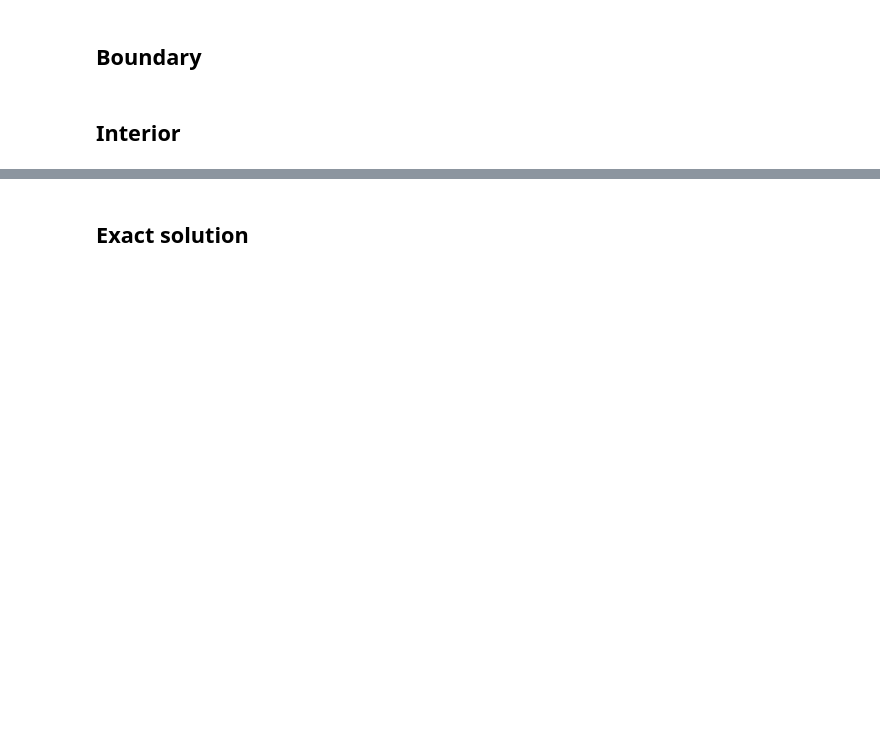
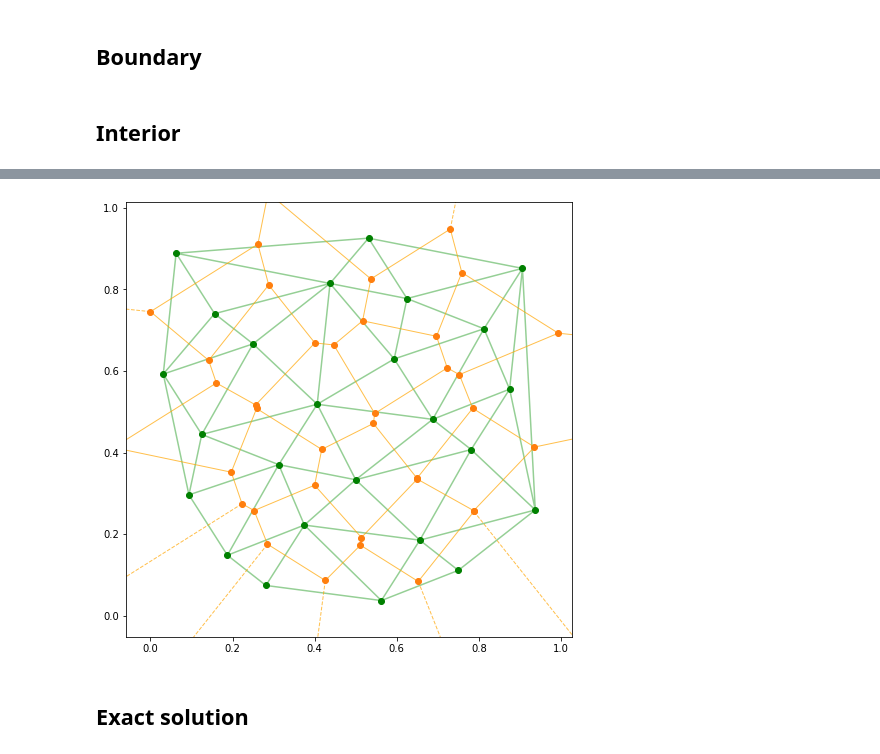
Before and after one commit to alekzandev/Meshless-RBF-Solve-Burger-Equation, a Jupyter notebook: run_solution.ipynb, the cells around one changed output, grey strips where cells are left out. Cells and saved outputs as stored; diff of their text form; code cells hidden in the pictures; blank space fills up the shorter version.

```diff
--- a/run_solution.ipynb
+++ b/run_solution.ipynb
@@ -58,3 +58,15 @@ qx
+# %%
+from scipy.spatial import Delaunay
+tri = Delaunay(uh.Mi)
+vor = Voronoi(uh.Mi)
+
+fig, axs = plt.subplots(figsize=(8,8))
+g = voronoi_plot_2d(vor, ax=axs, line_colors='orange', line_alpha=0.7)
+plt.triplot(uh.Mi[:,0], uh.Mi[:,1], tri.simplices, alpha=0.5)
+plt.plot(uh.Mi[:,0], uh.Mi[:,1], 'o', color='g')
+plt.show()
+# %% [output]
+[figure, added]
 # %%
 #uh.epsilon = 5.956
 stable = stabillity(Mb, npnts)
```
Also changed, not shown: parts of 3 cells of this notebook.
